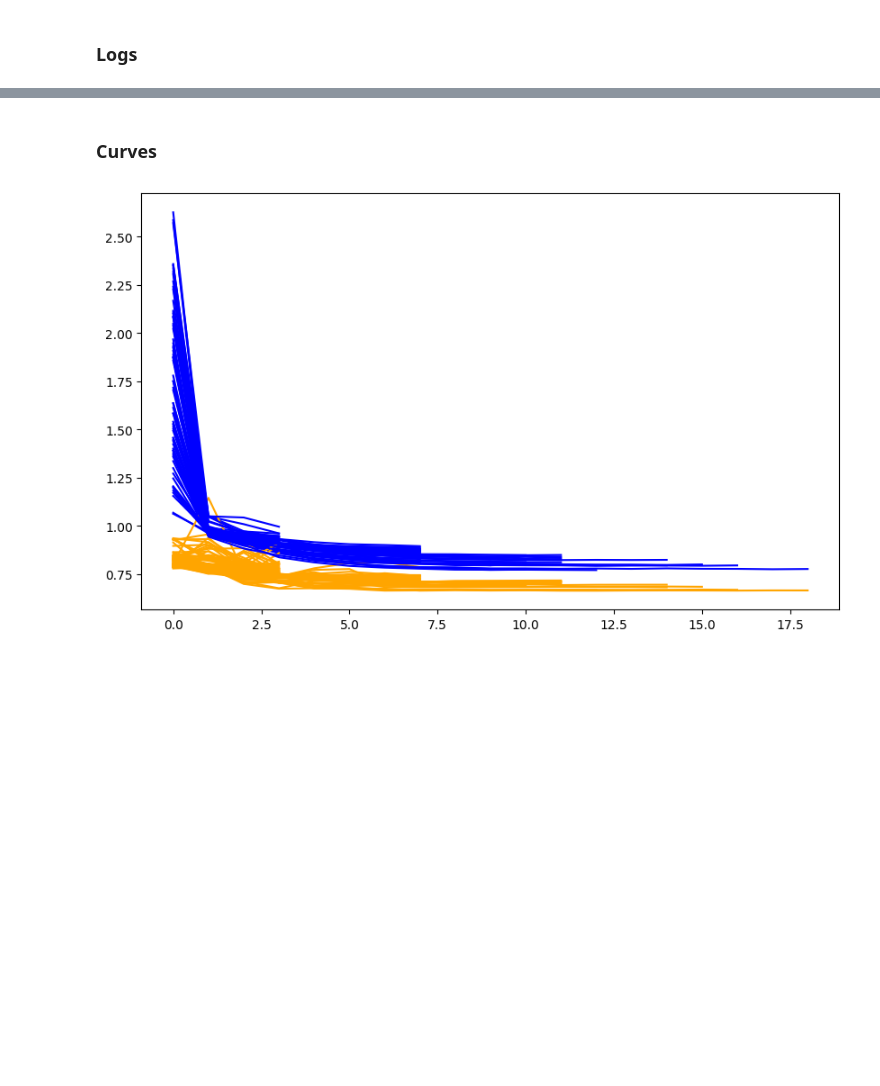
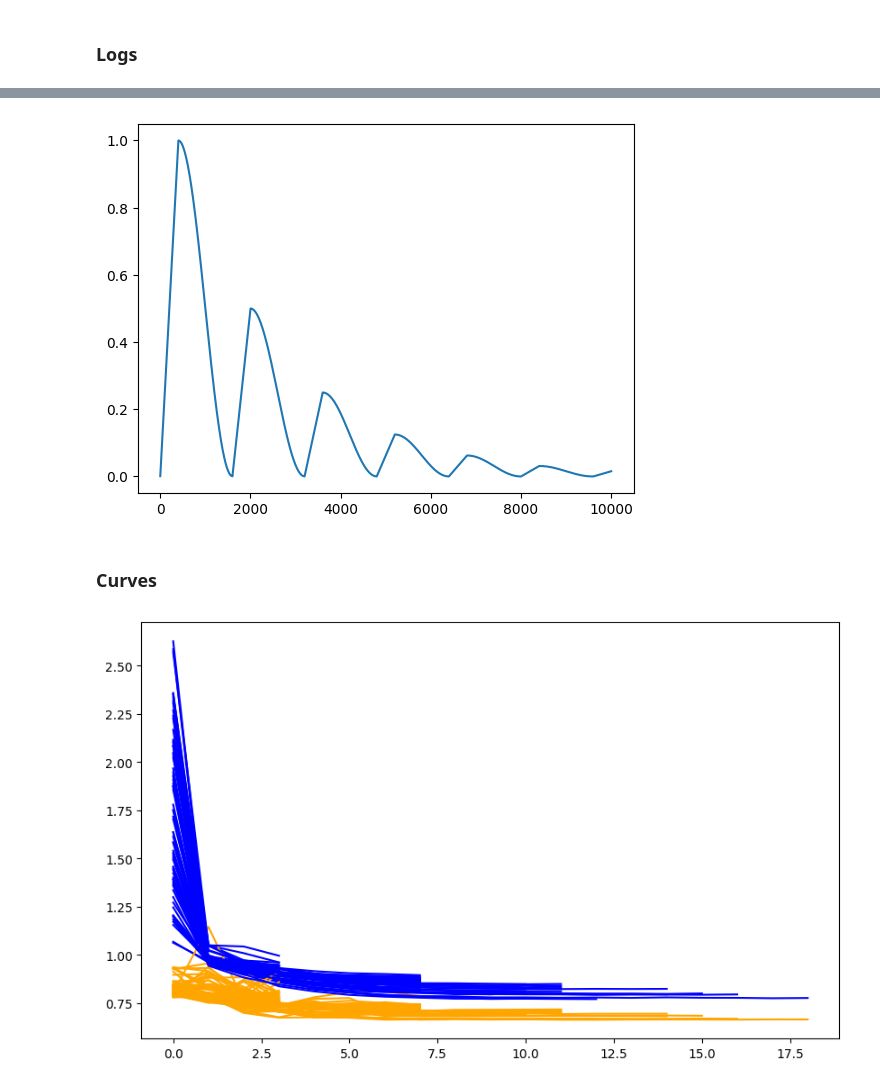
Before and after one commit to arnaud-odet/Time-Series-Library, a Jupyter notebook: pruning.ipynb, the cells around one changed output, grey strips where cells are left out. Saved outputs shown, nothing was run; the diff lists cells and outputs as text; code cells hidden in the pictures; blank space fills up the shorter version.

```diff
--- a/pruning.ipynb
+++ b/pruning.ipynb
@@ -40,3 +105,43 @@ pl_df
+# %%
+def adjust_learning_rate_pruning(optimizer,
+                                 max_lr,
+                                 min_lr,
+                                 epoch,
+                                 pruning_epoch,
+                                 n_iter,
+                                 n_iter_per_epoch,
+                                 warmup_fraction : float = 0.25,
+                                 restart_factor : int = 0.5):
+    """
+    Adjust the learning rate with cycle for pruning scenario
+    """
+    cycle_length = pruning_epoch * n_iter_per_epoch
+    step_in_cycle = (epoch % pruning_epoch)*n_iter_per_epoch + n_iter
+    warmup_steps = warmup_fraction * cycle_length
+
+    n_cycles = epoch // pruning_epoch
+    rest_max_lr = max_lr * restart_factor ** n_cycles
+    rest_min_lr = min_lr * restart_factor ** n_cycles
+
+    if step_in_cycle < warmup_steps :
+        warmup_progress = step_in_cycle / warmup_steps
+        lr = rest_min_lr + (rest_max_lr - rest_min_lr) * warmup_progress
+    else :
+        cosine_steps = cycle_length - warmup_steps
+        cosine_progress = (step_in_cycle - warmup_steps) / cosine_steps
+        cosine_factor = 0.5 * (1 + np.cos(np.pi * cosine_progress))
+        lr = rest_min_lr + (rest_max_lr - rest_min_lr) * cosine_factor
+    return lr
+# %%
+lrs = []
+for i in range (10000):
+    epoch = i // 400
+    n_iter = i % 400
+    lr = adjust_learning_rate_pruning(None, 1, 0.001, epoch = epoch, pruning_epoch=4,n_iter = n_iter, n_iter_per_epoch=400)
+    lrs.append(lr)
+plt.plot(lrs);
+# %% [output]
+[figure, added]
 # %% [markdown]
 ### Curves
 # %%
```
Also changed, not shown: parts of 7 cells of this notebook, 17 other files.
